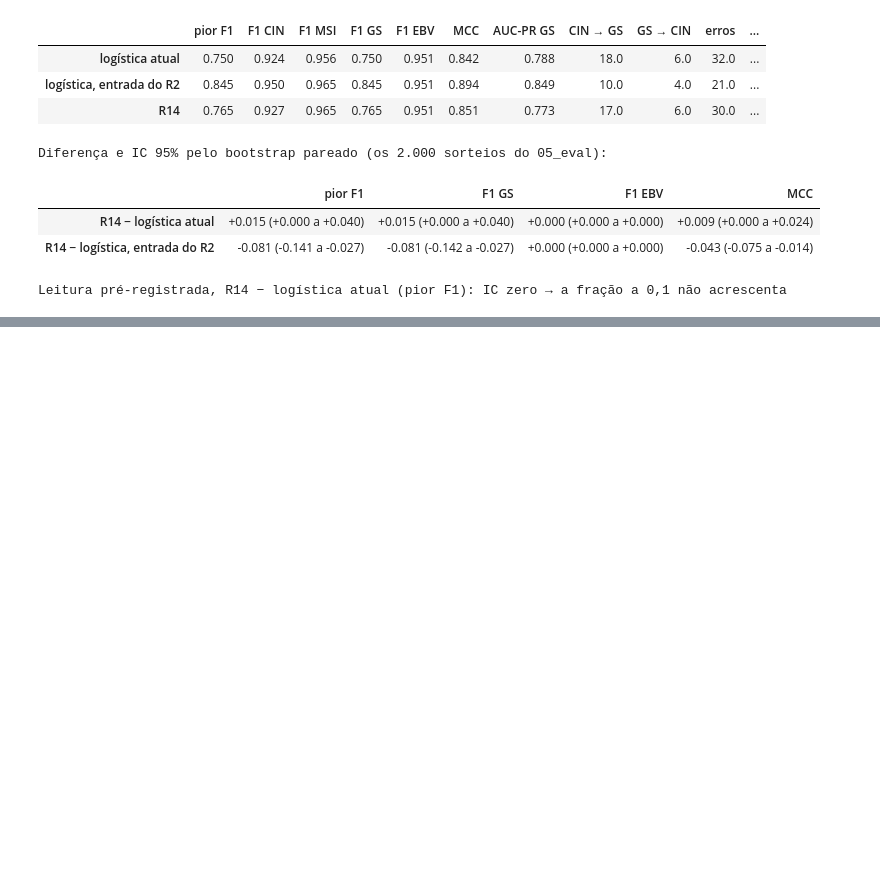
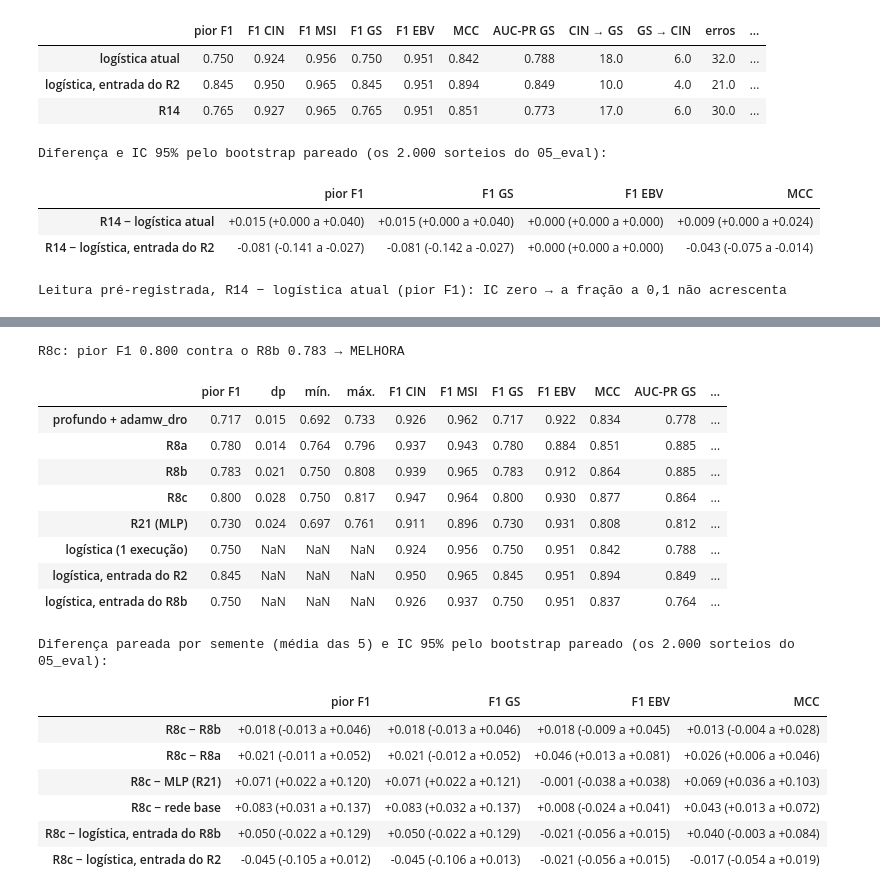
Before and after one commit to leocendino/imagens_de_cg_para_classificacao, a Jupyter notebook: notebooks/04_models.ipynb, the cells around one changed output, grey strips where cells are left out. Drawn from its saved outputs; the diff is of its cells as text; code cells hidden in the pictures; blank space fills up the shorter version.

Commit message:
Resultado do teste R8c

```diff
--- a/notebooks/04_models.ipynb
+++ b/notebooks/04_models.ipynb
@@ -2613,0 +2617,15 @@ Leitura pré-registrada, R14 − logística atual (pior F1): IC zero → a fraç
+# %%
+# autoteste, antes das horas de treino: a entrada do R8b no quadro do R5
+z0, g = preparar_r8b(0)[sub], layout.gene.tolist().index("MLH1")
+img = FORMATOS["ladrilhos"](z0)
+assert img.shape[1:] == (*FORMA_R5, 3) and np.array_equal(img[:, POS_R5[g, 0], POS_R5[g, 1], :], z0[:, :, g])  # o pixel do MLH1 guarda o MLH1 do R8b
+p = treinar_variante(img, y[sub], img[:3], SEED, **BASE, epocas=1)  # 1 época em 40 pacientes
+assert p.shape == (3, len(CLASSES)) and np.allclose(p.sum(axis=1), 1)
+del z0, img
+
+log("=== R8c ===")
+t0 = time.time()
+for s in SEMENTES:
+    log(f"R8c: semente {s}")
+    PO[("R8c", s)] = rodar_o("R8c", s, BASE, "ladrilhos", preparar=preparar_r8b, pasta=OOF_R)
+log(f"R8c terminado em {(time.time() - t0) / 60:.0f} min")
@@ -2613,0 +2650,41 @@ Leitura pré-registrada, R14 − logística atual (pior F1): IC zero → a fraç
+# %%
+V8C = [BASE_R, "R8a", "R8b", "R8c", "R21"]
+tab_8c = resumo(V8C)
+tab_8c["CIN → GS"] = [np.mean([cin_gs(PO[(v, s)]) for s in SEMENTES]) for v in V8C] + [cin_gs(P_LOG)]
+tab_8c["GS → CIN"] = [np.mean([gs_cin(PO[(v, s)]) for s in SEMENTES]) for v in V8C] + [gs_cin(P_LOG)]
+for nome, p in {"R2": P_LOG_R2, "R8b": P_LOG_R8B}.items():
+    mt = {k: float(x) for k, x in painel(confusoes(y, p.argmax(axis=1))[0]).items()}
+    tab_8c.loc[f"logística, entrada do {nome}"] = pd.Series({"pior F1": mt["pior F1"], **{f"F1 {c}": mt[f"F1 {c}"] for c in CLASSES},
+                                                            "MCC": mt["MCC"], "AUC-PR GS": average_precision_score(y == GS, p[:, GS]),
+                                                            "CIN → GS": cin_gs(p), "GS → CIN": gs_cin(p)})
+print(f"R8c: pior F1 {tab_8c.loc['R8c', 'pior F1']:.3f} contra o R8b {tab_8c.loc['R8b', 'pior F1']:.3f} → "
+      f"{'MELHORA' if tab_8c.loc['R8c', 'pior F1'] > tab_8c.loc['R8b', 'pior F1'] else 'sem melhora'}")  # critério pré-registrado
+tab_8c = tab_8c.rename(index={"R21": "R21 (MLP)"})
+tab_8c.to_csv(RESULTS / "04_models_r8c.csv")
+display(tab_8c.round(3))
+
+comp8c = {"R8c − R8b": pares("R8c", "R8b"), "R8c − R8a": pares("R8c", "R8a"), "R8c − MLP (R21)": pares("R8c", "R21"),
+          "R8c − rede base": pares("R8c", BASE_R),
+          "R8c − logística, entrada do R8b": [(PO[("R8c", s)].argmax(axis=1), P_LOG_R8B.argmax(axis=1)) for s in SEMENTES],
+          "R8c − logística, entrada do R2": [(PO[("R8c", s)].argmax(axis=1), P_LOG_R2.argmax(axis=1)) for s in SEMENTES]}
+print("Diferença pareada por semente (média das 5) e IC 95% pelo bootstrap pareado (os 2.000 sorteios do 05_eval):")
+pd.DataFrame({n: {m: dif_media(p, m) for m in MET} for n, p in comp8c.items()}).T
+# %% [output]
+R8c: pior F1 0.800 contra o R8b 0.783 → MELHORA
+|  | pior F1 | dp | mín. | máx. | F1 CIN | F1 MSI | F1 GS | F1 EBV | MCC | AUC-PR GS | ... |
+| profundo + adamw_dro | 0.717 | 0.015 | 0.692 | 0.733 | 0.926 | 0.962 | 0.717 | 0.922 | 0.834 | 0.778 | ... |
+| R8a | 0.780 | 0.014 | 0.764 | 0.796 | 0.937 | 0.943 | 0.780 | 0.884 | 0.851 | 0.885 | ... |
+| R8b | 0.783 | 0.021 | 0.750 | 0.808 | 0.939 | 0.965 | 0.783 | 0.912 | 0.864 | 0.885 | ... |
+| R8c | 0.800 | 0.028 | 0.750 | 0.817 | 0.947 | 0.964 | 0.800 | 0.930 | 0.877 | 0.864 | ... |
+| R21 (MLP) | 0.730 | 0.024 | 0.697 | 0.761 | 0.911 | 0.896 | 0.730 | 0.931 | 0.808 | 0.812 | ... |
+| logística (1 execução) | 0.750 | NaN | NaN | NaN | 0.924 | 0.956 | 0.750 | 0.951 | 0.842 | 0.788 | ... |
+| logística, entrada do R2 | 0.845 | NaN | NaN | NaN | 0.950 | 0.965 | 0.845 | 0.951 | 0.894 | 0.849 | ... |
+| logística, entrada do R8b | 0.750 | NaN | NaN | NaN | 0.926 | 0.937 | 0.750 | 0.951 | 0.837 | 0.764 | ... |
+Diferença pareada por semente (média das 5) e IC 95% pelo bootstrap pareado (os 2.000 sorteios do 05_eval):
+|  | pior F1 | F1 GS | F1 EBV | MCC |
+| R8c − R8b | +0.018 (-0.013 a +0.046) | +0.018 (-0.013 a +0.046) | +0.018 (-0.009 a +0.045) | +0.013 (-0.004 a +0.028) |
+| R8c − R8a | +0.021 (-0.011 a +0.052) | +0.021 (-0.012 a +0.052) | +0.046 (+0.013 a +0.081) | +0.026 (+0.006 a +0.046) |
+| R8c − MLP (R21) | +0.071 (+0.022 a +0.120) | +0.071 (+0.022 a +0.121) | -0.001 (-0.038 a +0.038) | +0.069 (+0.036 a +0.103) |
+| R8c − rede base | +0.083 (+0.031 a +0.137) | +0.083 (+0.032 a +0.137) | +0.008 (-0.024 a +0.041) | +0.043 (+0.013 a +0.072) |
+| R8c − logística, entrada do R8b | +0.050 (-0.022 a +0.129) | +0.050 (-0.022 a +0.129) | -0.021 (-0.056 a +0.015) | +0.040 (-0.003 a +0.084) |
+| R8c − logística, entrada do R2 | -0.045 (-0.105 a +0.012) | -0.045 (-0.106 a +0.013) | -0.021 (-0.056 a +0.015) | -0.017 (-0.054 a +0.019) |
```
Also changed, not shown: parts of 28 cells of this notebook.
